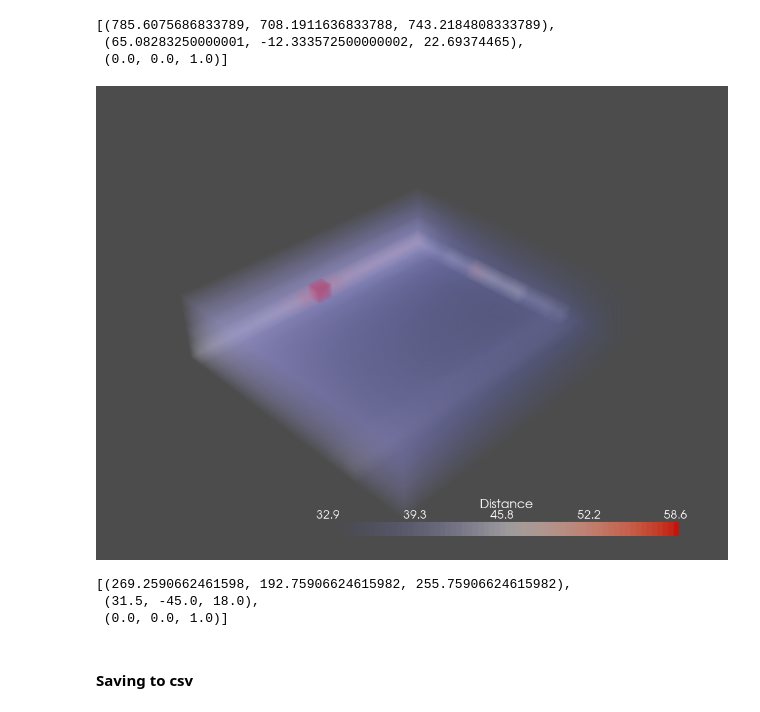
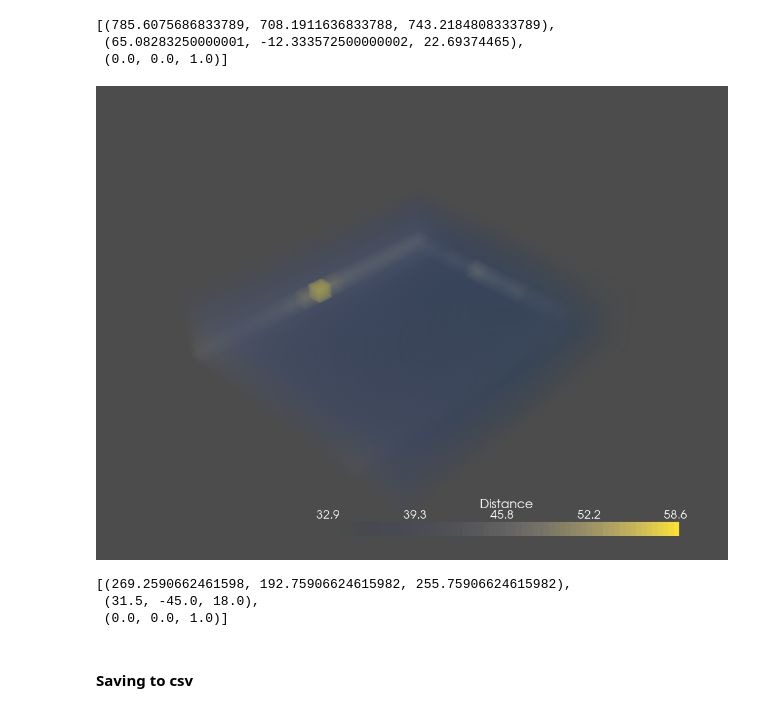
Before and after one commit to DaniqueBuchner/spatial_computing_project_template, a Jupyter notebook: Notebooks/Noise_field_from_street.ipynb, the cells around one changed output. Saved outputs shown, nothing was run; the diff lists cells and outputs as text; code cells hidden in the pictures.

```diff
--- a/Notebooks/Noise_field_from_street.ipynb
+++ b/Notebooks/Noise_field_from_street.ipynb
@@ -171,29 +171,29 @@ ViewInteractiveWidget(height=768, layout=Layout(height='auto', width='100%'), wi
 # %%
 # initiating the plotter
 p = pv.Plotter()
 
 l = agg_noise_lats
 
 # Create the spatial reference
 grid = pv.UniformGrid()
 
 # Set the grid dimensions: shape because we want to inject our values
 grid.dimensions = l.shape
 # The bottom left corner of the data set
 grid.origin = l.minbound
 # These are the cell sizes along each axis
 grid.spacing = l.unit
 
 # Add the data values to the cell data
 grid.point_arrays["Distance"] = l.flatten(order="F")  # Flatten the Lattice
 
 # adding the volume
-p.add_volume(grid, cmap="coolwarm", shade=False, show_scalar_bar=True)
+p.add_volume(grid, cmap="cividis", shade=False, show_scalar_bar=True)
 
 # plotting
 p.show()
 # %% [output]
-[figure, old version]
+[figure, new version]
 [(269.2590662461598, 192.75906624615982, 255.75906624615982),
  (31.5, -45.0, 18.0),
  (0.0, 0.0, 1.0)]
```
Also changed, not shown: 35 other files.
